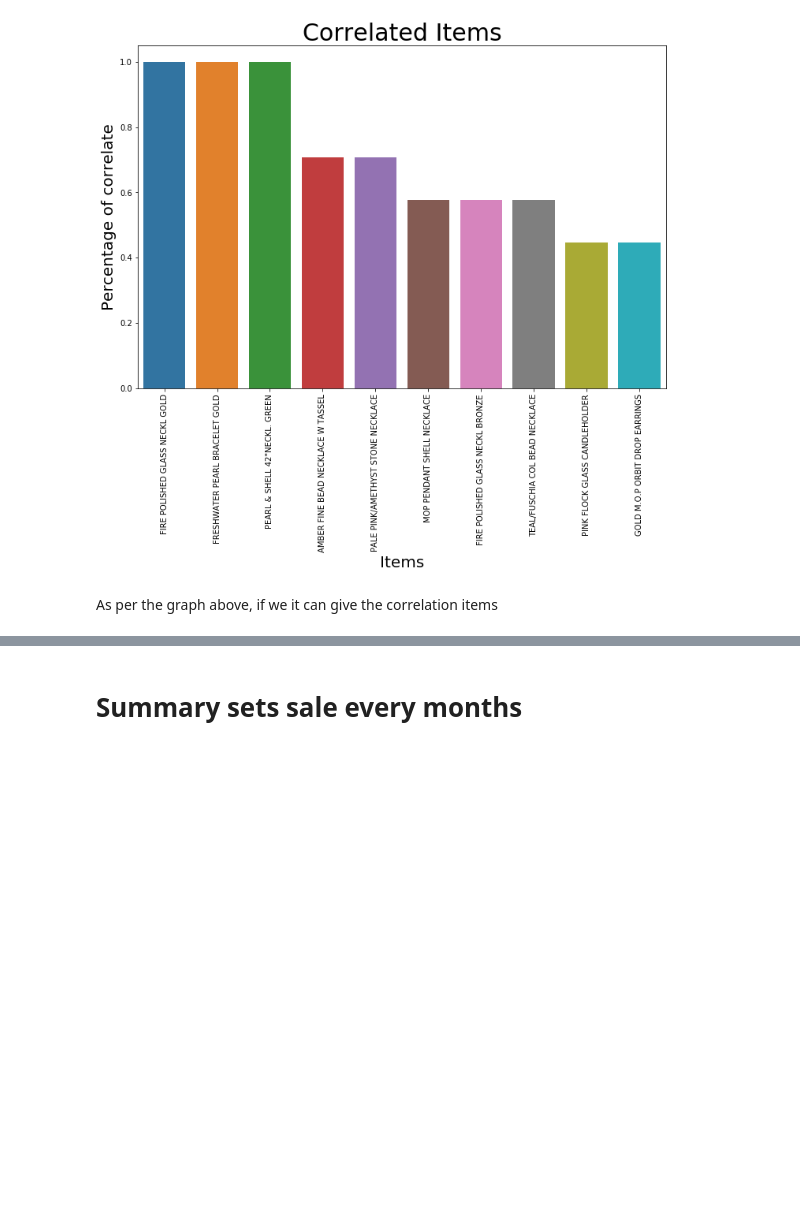
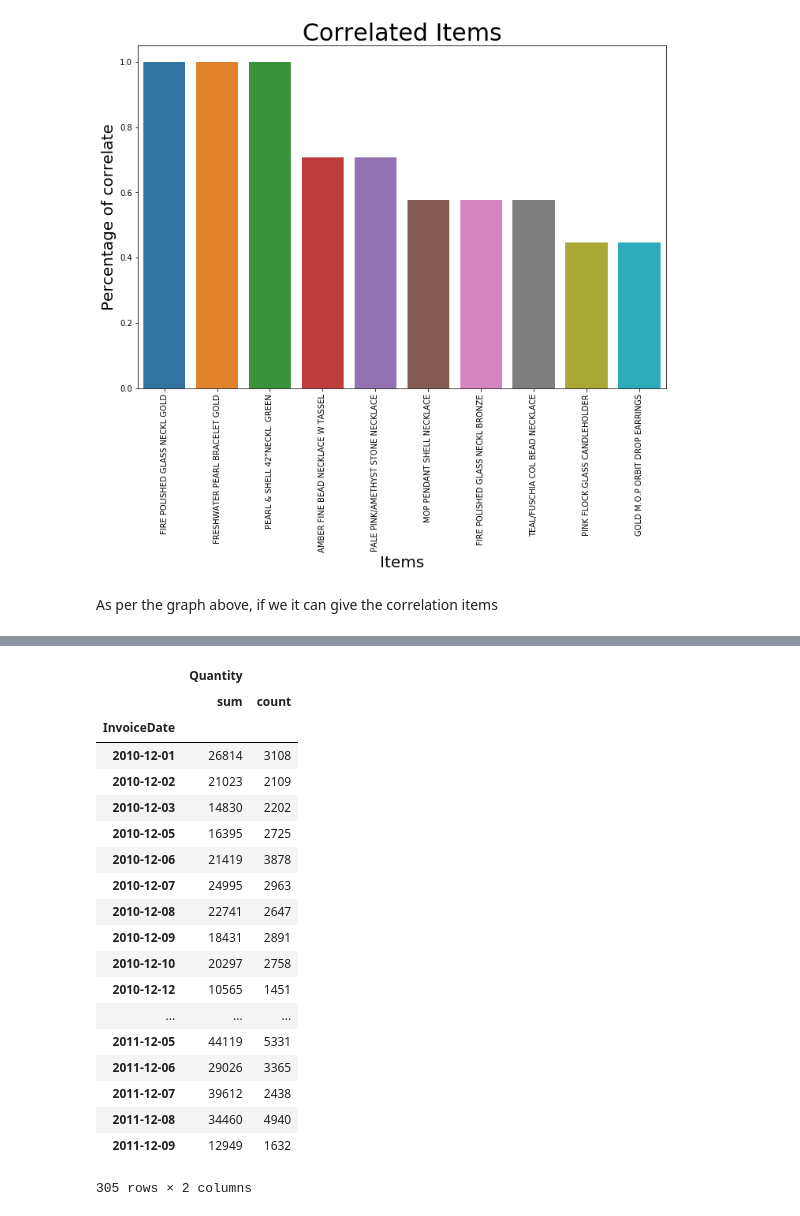
Before and after one commit to JAsanka/BUSINESS-INTELLIGENCE-SYSTEM, a Jupyter notebook: Untitled1.ipynb, the cells around one changed output, grey strips where cells are left out. Saved outputs shown, nothing was run; the diff lists cells and outputs as text; code cells hidden in the pictures; blank space fills up the shorter version.

```diff
--- a/Untitled1.ipynb
+++ b/Untitled1.ipynb
@@ -303,0 +327,2 @@ As per the graph above, if we it can give the correlation items
+# %%
+new_df = pd.DataFrame(df, copy=True)
@@ -304,3 +336,3 @@ As per the graph above, if we it can give the correlation items
 # %%
-#summary_sets = for_pred.groupby("InvoiceDate")["TotalAmount"].agg({"TotalAmount":["sum","count"]})
-#summary_sets
+qty_pred = new_df.groupby('InvoiceDate').agg({"Quantity":["sum","count"]})
+qty_pred.reset_index().head()
@@ -307,2 +346,0 @@ As per the graph above, if we it can give the correlation items
-# %% [markdown]
-# Summary sets sale every months
@@ -312,0 +350,23 @@ As per the graph above, if we it can give the correlation items
+# %%
+qty_pred
+# %% [output]
+|  | Quantity |  |
+|  | sum | count |
+| InvoiceDate |  |  |
+| 2010-12-01 | 26814 | 3108 |
+| 2010-12-02 | 21023 | 2109 |
+| 2010-12-03 | 14830 | 2202 |
+| 2010-12-05 | 16395 | 2725 |
+| 2010-12-06 | 21419 | 3878 |
+| 2010-12-07 | 24995 | 2963 |
+| 2010-12-08 | 22741 | 2647 |
+| 2010-12-09 | 18431 | 2891 |
+| 2010-12-10 | 20297 | 2758 |
+| 2010-12-12 | 10565 | 1451 |
+| ... | ... | ... |
+| 2011-12-05 | 44119 | 5331 |
+| 2011-12-06 | 29026 | 3365 |
+| 2011-12-07 | 39612 | 2438 |
+| 2011-12-08 | 34460 | 4940 |
+| 2011-12-09 | 12949 | 1632 |
+305 rows × 2 columns
```
Also changed, not shown: parts of 12 cells of this notebook.
